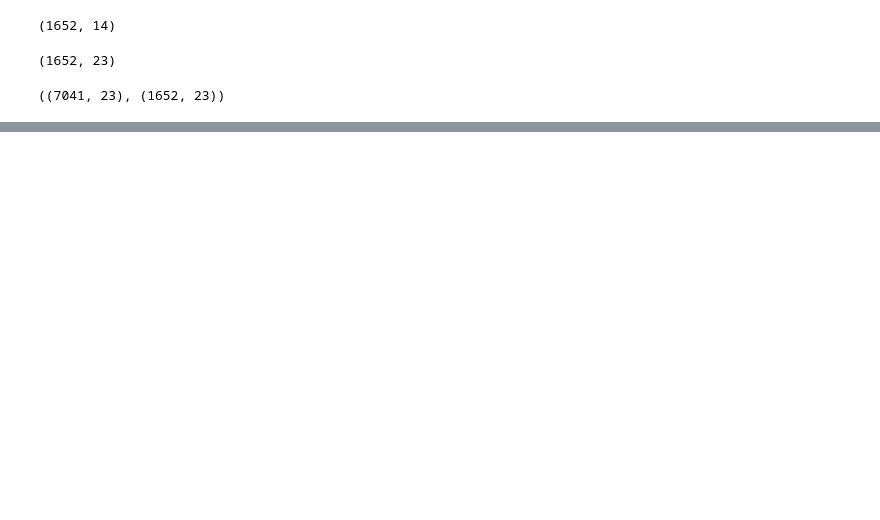
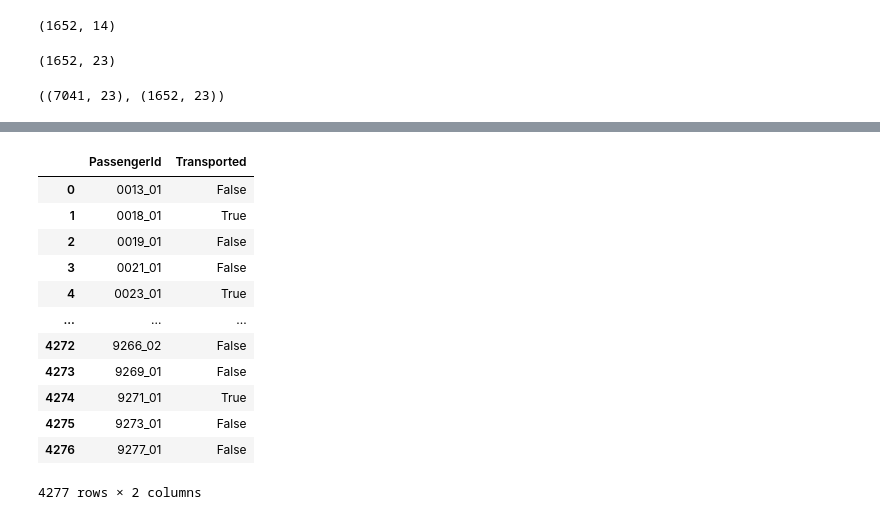
Before and after one commit to NLTuan/kagglecomps, a Jupyter notebook: spaceship-titanic.ipynb, the cells around one changed output, grey strips where cells are left out. Saved outputs shown, nothing was run; the diff lists cells and outputs as text; code cells hidden in the pictures; blank space fills up the shorter version.

```diff
--- a/spaceship-titanic.ipynb
+++ b/spaceship-titanic.ipynb
@@ -314,0 +308,22 @@ np.exp(0.5)
+# %%
+dfsubmit = pd.DataFrame()
+# %%
+dfsubmit['PassengerId'] = dftest['PassengerId']
+# %%
+dfsubmit['Transported'] = torch.randint(0, 2, (dftest.shape[0],)).to(bool)
+# %%
+dfsubmit
+# %% [output]
+|  | PassengerId | Transported |
+| 0 | 0013_01 | False |
+| 1 | 0018_01 | True |
+| 2 | 0019_01 | False |
+| 3 | 0021_01 | False |
+| 4 | 0023_01 | True |
+| ... | ... | ... |
+| 4272 | 9266_02 | False |
+| 4273 | 9269_01 | False |
+| 4274 | 9271_01 | True |
+| 4275 | 9273_01 | False |
+| 4276 | 9277_01 | False |
+4277 rows × 2 columns
```
Also changed, not shown: parts of 12 cells of this notebook, 1 other file.
